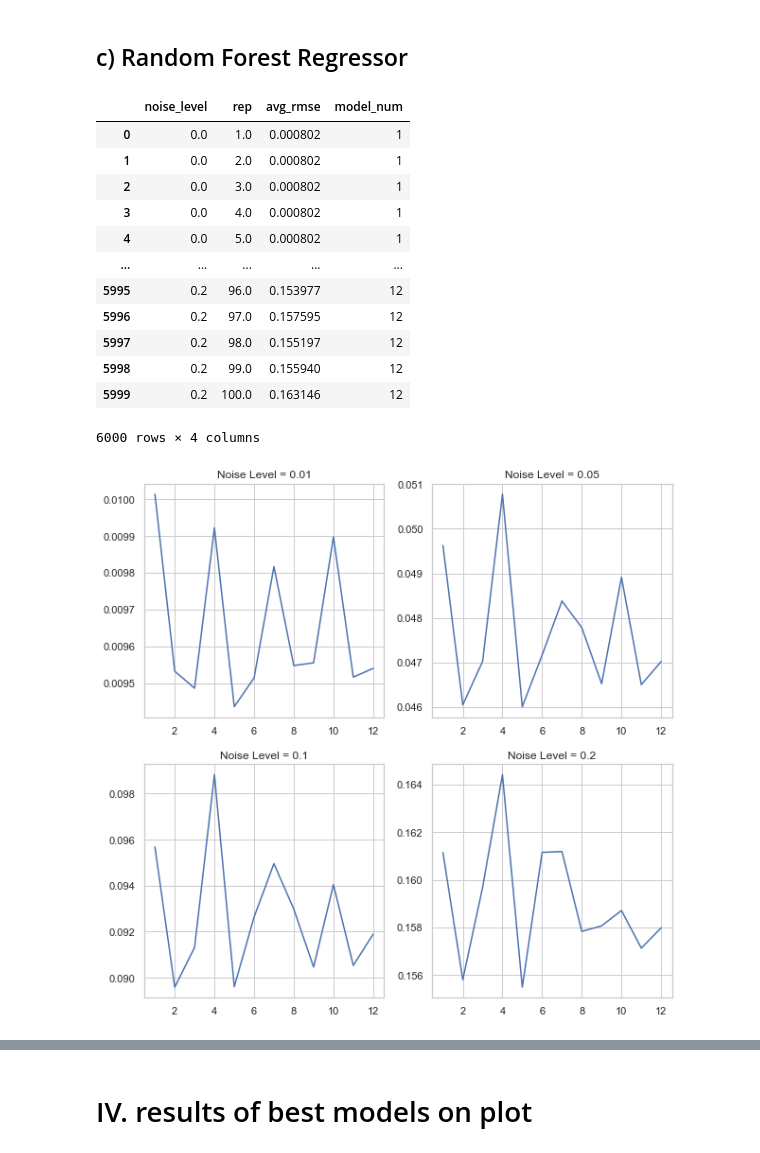
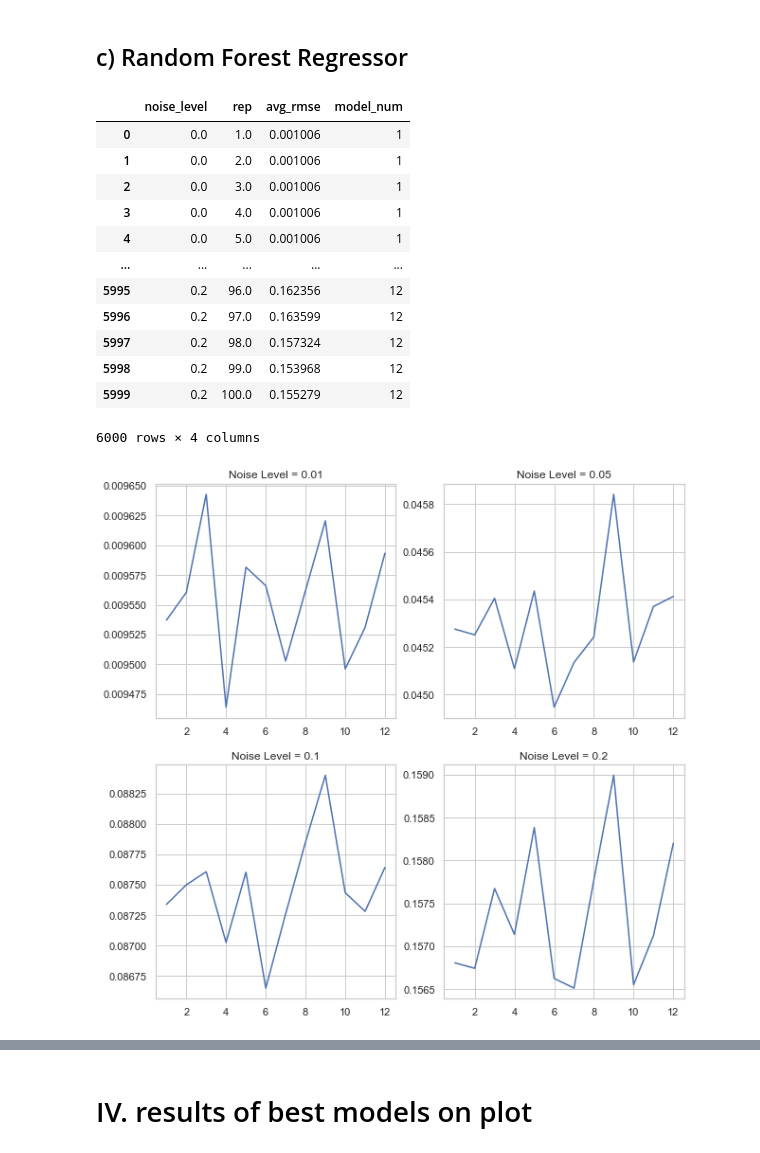
Before and after one commit to kylemjonesislanders/md-anderson, a Jupyter notebook: spectral-unmixing/simulation_experiment.ipynb, the cells around one changed output, grey strips where cells are left out. Saved outputs shown, nothing was run; the diff lists cells and outputs as text; code cells hidden in the pictures.

```diff
--- a/spectral-unmixing/simulation_experiment.ipynb
+++ b/spectral-unmixing/simulation_experiment.ipynb
@@ -16,6 +16,6 @@ from sklearn.multioutput import MultiOutputRegressor
 # I. Read in Data
 # %%
 # Define optimal nm for 12 point spectrum
-nm_optimal = [680, 707, 735, 746, 757, 768, 779, 800, 825, 850, 875, 900]
+nm_optimal = [680, 700, 730, 760, 800, 850]
 nm_optimal
 # %% [output]
@@ -127,8 +115,7 @@ def create_simulated_dataset(fractions, func_1, func_2, noise_sd):
     # Convert to dataframe
     dat = pd.DataFrame(dat,
                        columns = ['y1', 'y2',
-                                  'x1', 'x2', 'x3', 'x4', 'x5', 'x6',
-                                  'x7', 'x8', 'x9', 'x10', 'x11', 'x12'])
+                                  'x1', 'x2', 'x3', 'x4', 'x5', 'x6'])
 
     # Return dataset
     return(dat)
@@ -605,18 +585,18 @@ plt.show()
 results = []
 
 # Define alphas
-model_parameters = [[100, 4, 20],
-                    [100, 5, 20],
-                    [100, 6, 20],
-                    [100, 4, 30],
-                    [100, 5, 30],
-                    [100, 6, 30],
-                    [100, 4, 40],
-                    [100, 5, 40],
-                    [100, 6, 40],
-                    [100, 4, 40],
-                    [100, 5, 40],
-                    [100, 6, 40]]
+model_parameters = [[500, 4, 40],
+                    [500, 5, 40],
+                    [500, 6, 40],
+                    [1000, 4, 40],
+                    [1000, 5, 40],
+                    [1000, 6, 40],
+                    [500, 4, 50],
+                    [500, 5, 50],
+                    [500, 6, 50],
+                    [1000, 4, 50],
+                    [1000, 5, 50],
+                    [1000, 6, 50]]
 
 model_num = 1
 for model_params in model_parameters:
@@ -671,17 +651,17 @@ results = pd.DataFrame(results,
 results
 # %% [output]
 |  | noise_level | rep | avg_rmse | model_num |
-| 0 | 0.0 | 1.0 | 0.000802 | 1 |
-| 1 | 0.0 | 2.0 | 0.000802 | 1 |
-| 2 | 0.0 | 3.0 | 0.000802 | 1 |
-| 3 | 0.0 | 4.0 | 0.000802 | 1 |
-| 4 | 0.0 | 5.0 | 0.000802 | 1 |
+| 0 | 0.0 | 1.0 | 0.001006 | 1 |
+| 1 | 0.0 | 2.0 | 0.001006 | 1 |
+| 2 | 0.0 | 3.0 | 0.001006 | 1 |
+| 3 | 0.0 | 4.0 | 0.001006 | 1 |
+| 4 | 0.0 | 5.0 | 0.001006 | 1 |
 | ... | ... | ... | ... | ... |
-| 5995 | 0.2 | 96.0 | 0.153977 | 12 |
-| 5996 | 0.2 | 97.0 | 0.157595 | 12 |
-| 5997 | 0.2 | 98.0 | 0.155197 | 12 |
-| 5998 | 0.2 | 99.0 | 0.155940 | 12 |
-| 5999 | 0.2 | 100.0 | 0.163146 | 12 |
+| 5995 | 0.2 | 96.0 | 0.162356 | 12 |
+| 5996 | 0.2 | 97.0 | 0.163599 | 12 |
+| 5997 | 0.2 | 98.0 | 0.157324 | 12 |
+| 5998 | 0.2 | 99.0 | 0.153968 | 12 |
+| 5999 | 0.2 | 100.0 | 0.155279 | 12 |
 6000 rows × 4 columns
 # %%
 # Average rmse for each noise level, by model value
@@ -689,37 +669,37 @@ results
 ## Condense to 1 value per unique noise_level-model value
 avg_results = []
 noise_levels = [0, 0.01, 0.05, 0.1, 0.2]
-models = [1,2,3,4,5,6,7,8,9,10,11,12]
+models = range(1, len(model_parameters)+1)
 for noise_level in noise_levels:
     for model_num in models:
         dat_temp = results.loc[(results['noise_level']==noise_level)&\
                                (results['model_num']==model_num)].copy()
         dat_temp.reset_index(inplace=True, drop=True)
         mean_val = np.mean(dat_temp['avg_rmse'].values)
         avg_results.append([noise_level, model_num, mean_val])
 avg_results = pd.DataFrame(avg_results,
                            columns=['noise_level', 'model_num', 'mean_val'])
 
 # Plot
 fig, axs = plt.subplots(2, 2, figsize = (10,10))
 # Noise Level 0.01
 dat_temp = avg_results.loc[avg_results['noise_level']==0.01].copy()
 axs[0, 0].plot(dat_temp['model_num'], dat_temp['mean_val'])
 axs[0, 0].title.set_text('Noise Level = 0.01')
 # Noise Level 0.05
 dat_temp = avg_results.loc[avg_results['noise_level']==0.05].copy()
 axs[0, 1].plot(dat_temp['model_num'], dat_temp['mean_val'])
 axs[0, 1].title.set_text('Noise Level = 0.05')
 # Noise Level 0.1
 dat_temp = avg_results.loc[avg_results['noise_level']==0.1].copy()
 axs[1, 0].plot(dat_temp['model_num'], dat_temp['mean_val'])
 axs[1, 0].title.set_text('Noise Level = 0.1')
 # Noise Level 0.2
 dat_temp = avg_results.loc[avg_results['noise_level']==0.2].copy()
 axs[1, 1].plot(dat_temp['model_num'], dat_temp['mean_val'])
 axs[1, 1].title.set_text('Noise Level = 0.2')
 # %% [output]
-[figure, old version]
+[figure, new version]
 # %%
 # Box Plots of select k values
 fig, ax = plt.subplots(figsize = (10,5))
```
Also changed, not shown: parts of 28 cells of this notebook.
